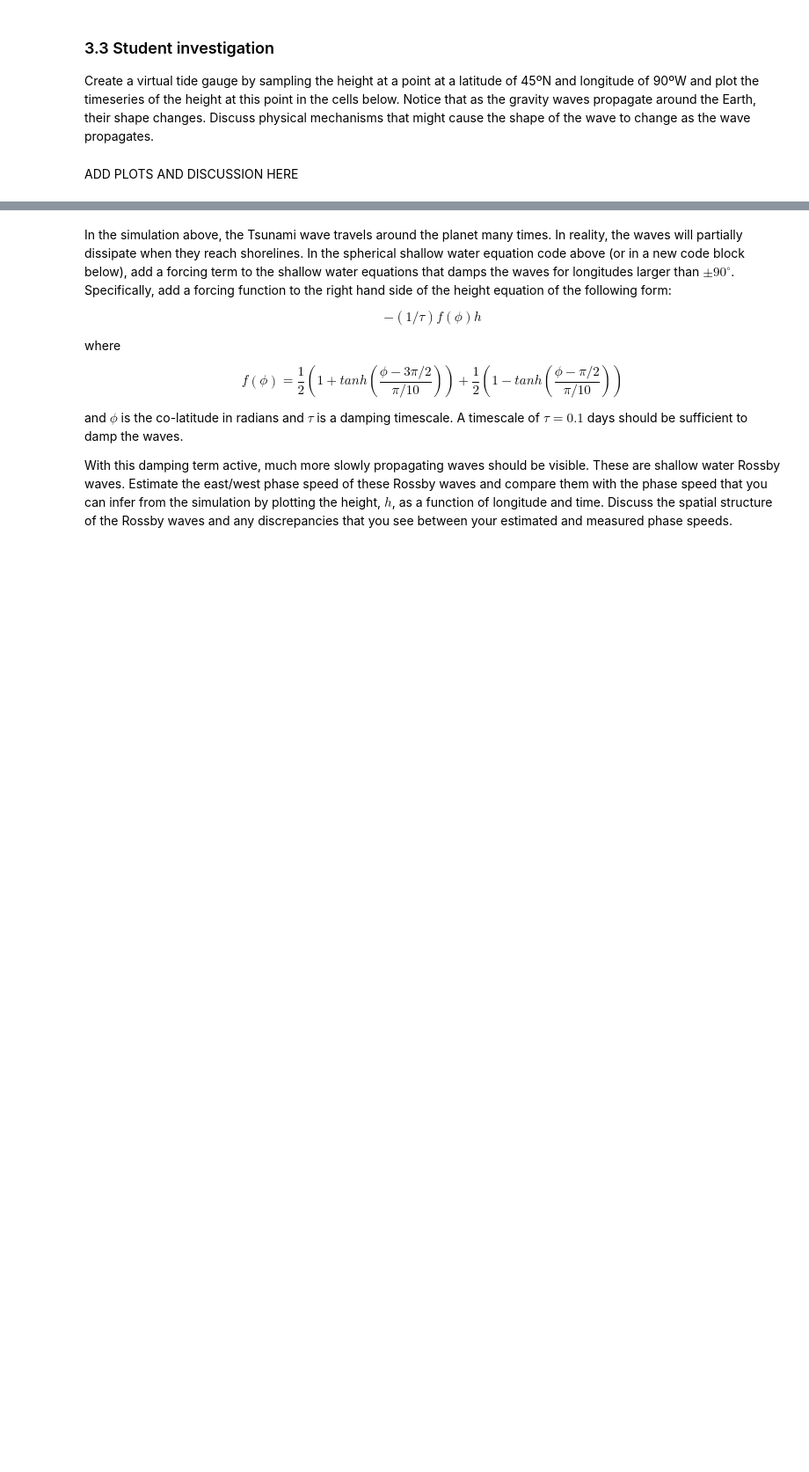
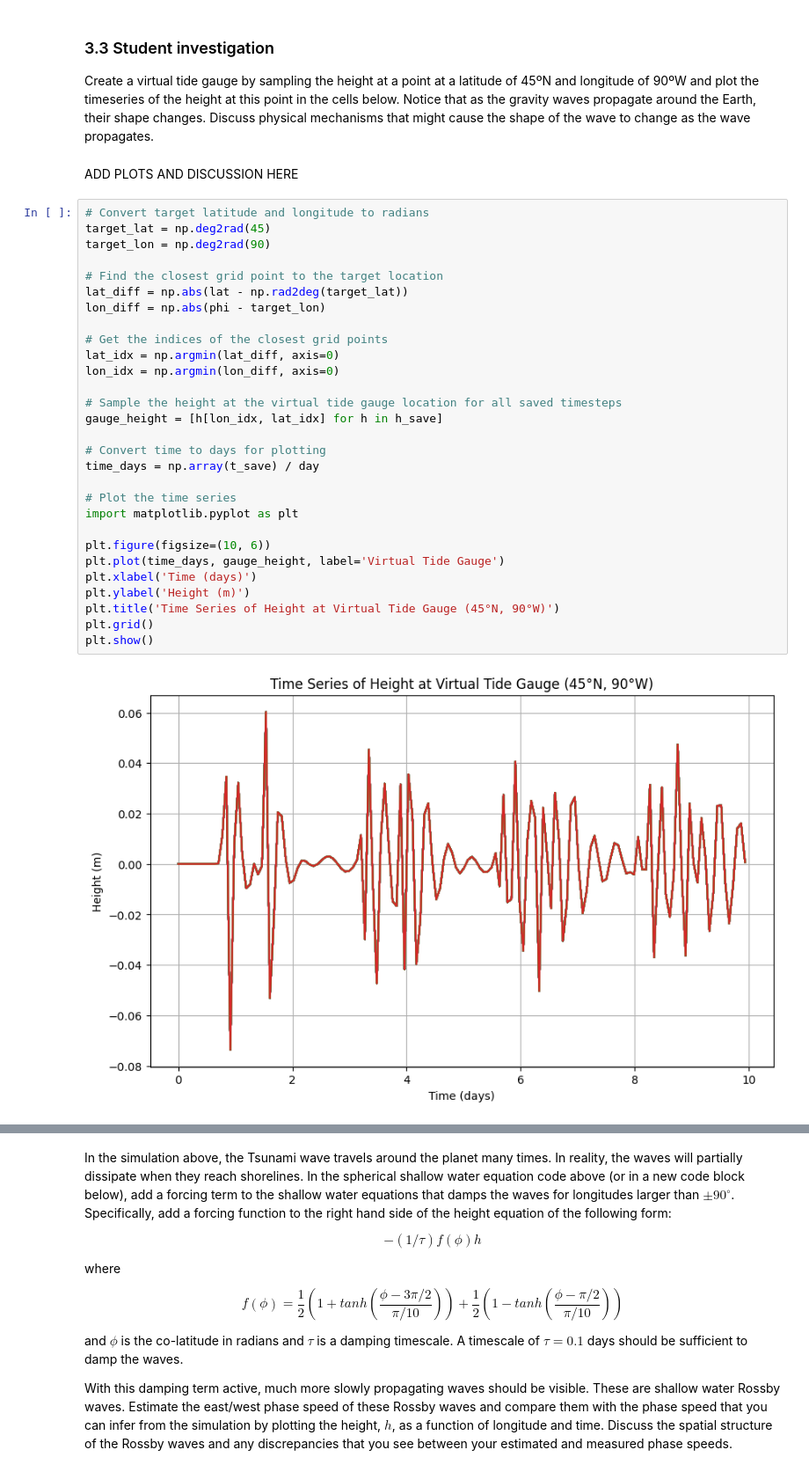
Before and after one commit to yu-huang-1/QCES, a Jupyter notebook: Project3_tsunami.ipynb, the cells around one changed output, grey strips where cells are left out. Shown at 88% size. Saved outputs shown, nothing was run; the diff lists cells and outputs as text; blank space fills up the shorter version.

```diff
--- a/Project3_tsunami.ipynb
+++ b/Project3_tsunami.ipynb
@@ -696,3 +707,34 @@ HTML(anim.to_html5_video())
 Create a virtual tide gauge by sampling the height at a point at a latitude of 45ºN and longitude of 90ºW and plot the timeseries of the height at this point in the cells below. Notice that as the gravity waves propagate around the Earth, their shape changes. Discuss physical mechanisms that might cause the shape of the wave to change as the wave propagates.
 # %% [markdown]
 ADD PLOTS AND DISCUSSION HERE
+# %%
+# Convert target latitude and longitude to radians
+target_lat = np.deg2rad(45)
+target_lon = np.deg2rad(90)
+
+# Find the closest grid point to the target location
+lat_diff = np.abs(lat - np.rad2deg(target_lat))
+lon_diff = np.abs(phi - target_lon)
+
+# Get the indices of the closest grid points
+lat_idx = np.argmin(lat_diff, axis=0)
+lon_idx = np.argmin(lon_diff, axis=0)
+
+# Sample the height at the virtual tide gauge location for all saved timesteps
+gauge_height = [h[lon_idx, lat_idx] for h in h_save]
+
+# Convert time to days for plotting
+time_days = np.array(t_save) / day
+
+# Plot the time series
+import matplotlib.pyplot as plt
+
+plt.figure(figsize=(10, 6))
+plt.plot(time_days, gauge_height, label='Virtual Tide Gauge')
+plt.xlabel('Time (days)')
+plt.ylabel('Height (m)')
+plt.title('Time Series of Height at Virtual Tide Gauge (45°N, 90°W)')
+plt.grid()
+plt.show()
+# %% [output]
+[figure, added]
```
Also changed, not shown: parts of 6 cells of this notebook.
